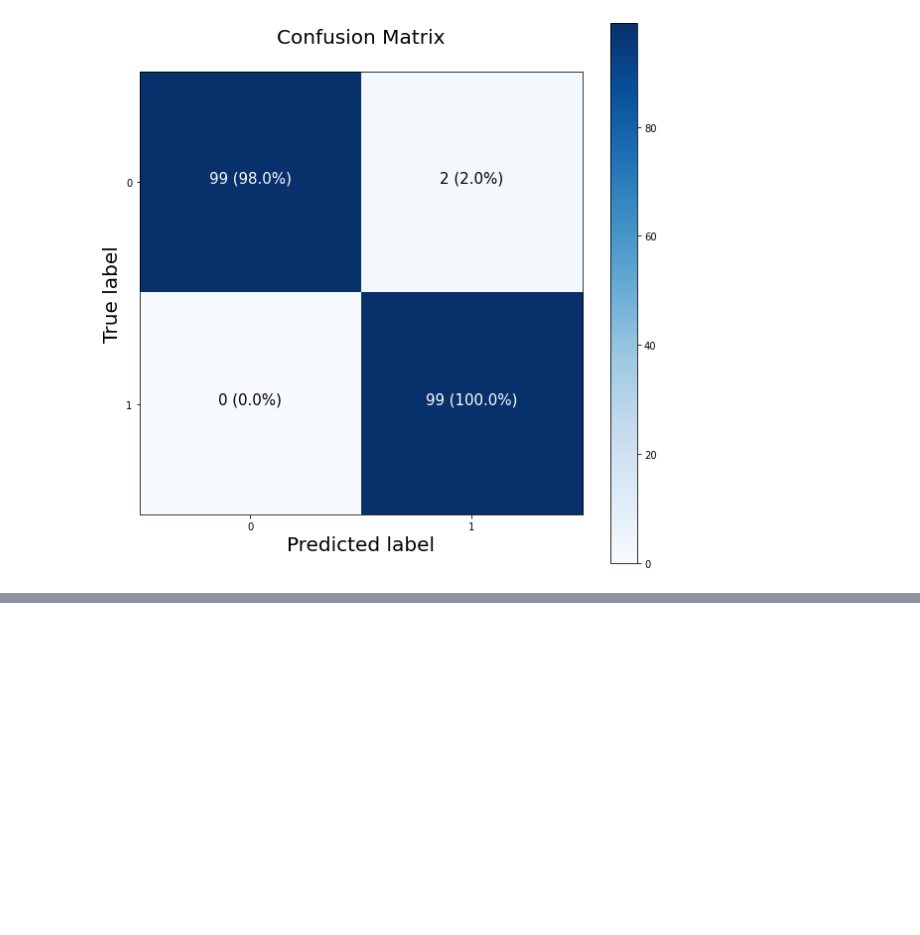
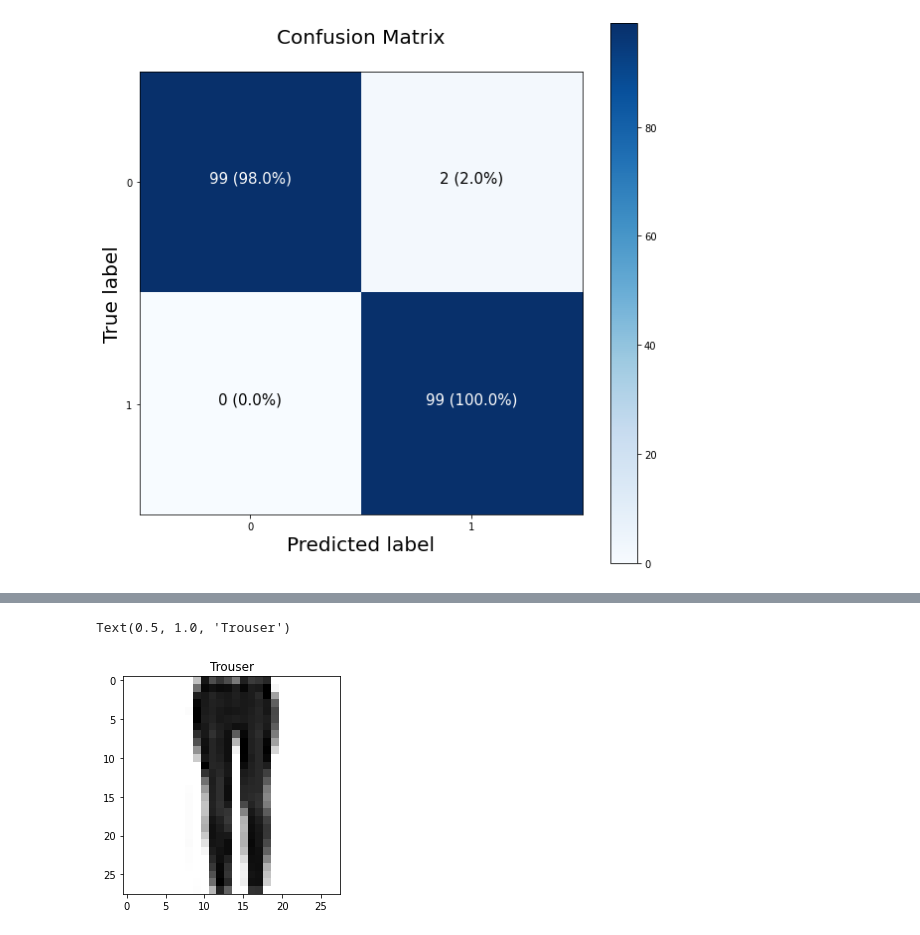
Before and after one commit to Nikitaion/TensorFlowLearning, a Jupyter notebook: 02_neural_network_classification_with_tensorflow.ipynb, the cells around one changed output, grey strips where cells are left out. Cells and saved outputs as stored; diff of their text form; code cells hidden in the pictures; blank space fills up the shorter version.

```diff
--- a/02_neural_network_classification_with_tensorflow.ipynb
+++ b/02_neural_network_classification_with_tensorflow.ipynb
@@ -762,0 +831,6 @@ def plot_confusion_matrix...
+# %%
+class_names = ['T-shirt/top', 'Trouser', 'Pullover', 'Dress', 'Coat',
+               'Sandal', 'Shirt', 'Sneaker', 'Bag', 'Ankle boot']
+
+# How many classes are there (this'll be our output shape)?
+len(class_names)
@@ -762,0 +843,8 @@ def plot_confusion_matrix...
+# %%
+# Plot an example image and its label
+index_of_choice = 2200
+plt.imshow(train_data[index_of_choice], cmap=plt.cm.binary)
+plt.title(class_names[train_labels[index_of_choice]])
+# %% [output]
+Text(0.5, 1.0, 'Trouser')
+[figure, added]
```
Also changed, not shown: parts of 20 cells of this notebook.
